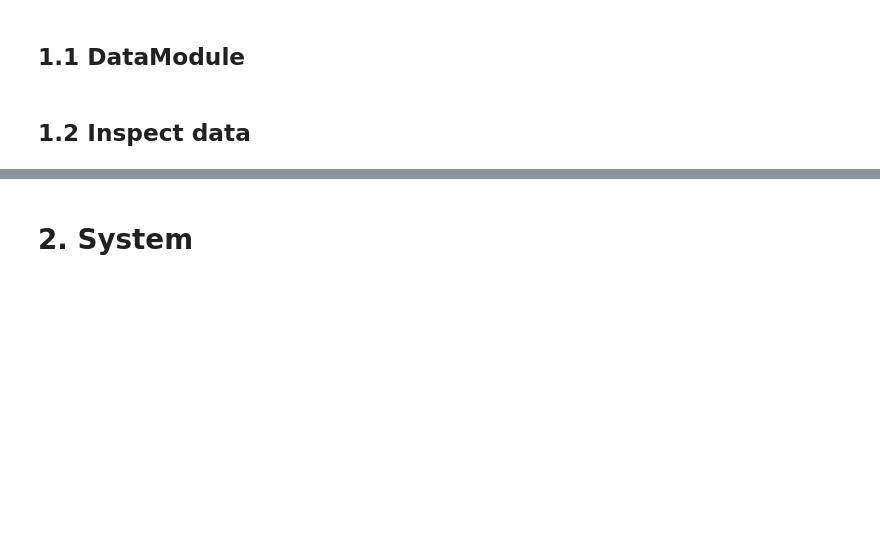
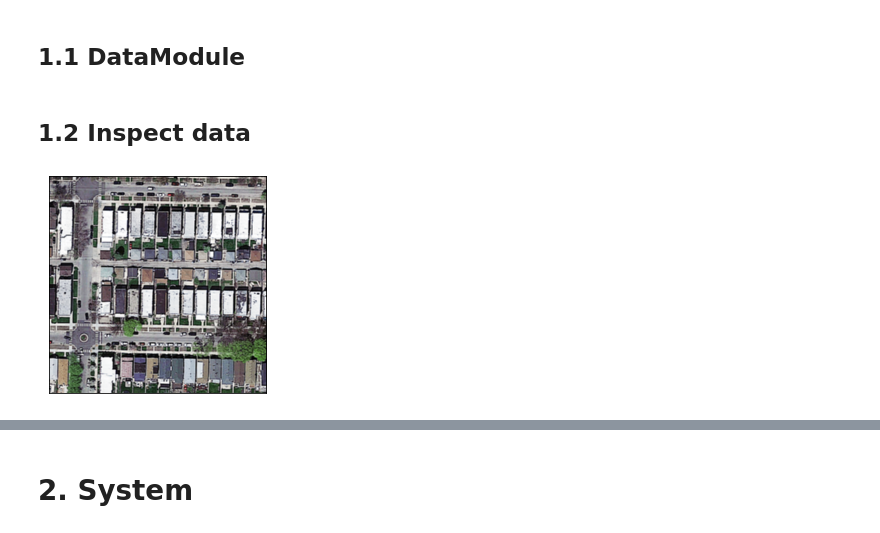
Before and after one commit to ehratjon/cil_2021, a Jupyter notebook: lightning.ipynb, the cells around one changed output, grey strips where cells are left out. Saved outputs shown, nothing was run; the diff lists cells and outputs as text; code cells hidden in the pictures; blank space fills up the shorter version.

```diff
--- a/lightning.ipynb
+++ b/lightning.ipynb
@@ -178,3 +180,7 @@ def show_image(imgs):
         img = F.to_pil_image(img)
         axs[0, i].imshow(np.asarray(img))
         axs[0, i].set(xticklabels=[], yticklabels=[], xticks=[], yticks=[])
+# %%
+show_image(X[2])
+# %% [output]
+[figure, added]
```
Also changed, not shown: parts of 24 cells of this notebook.
